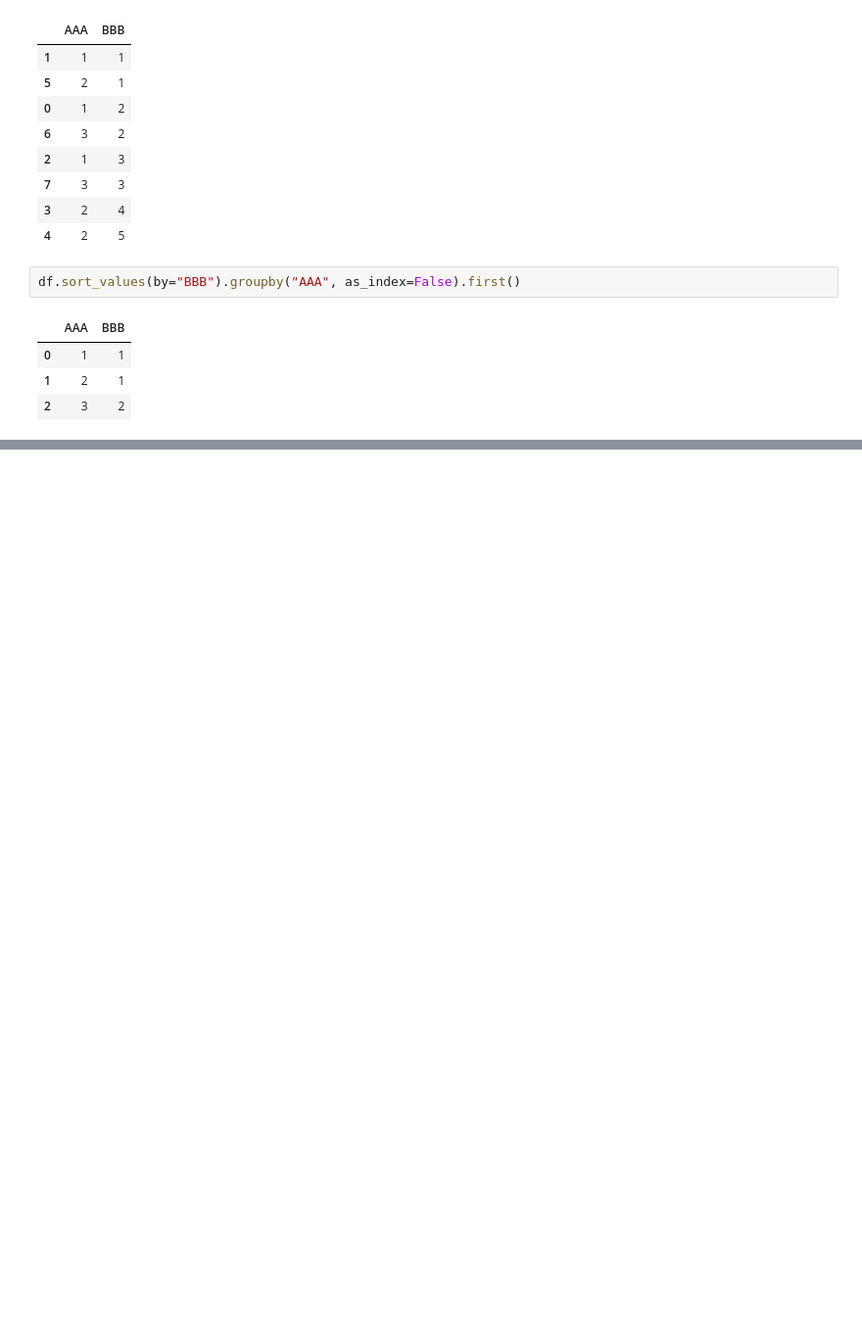
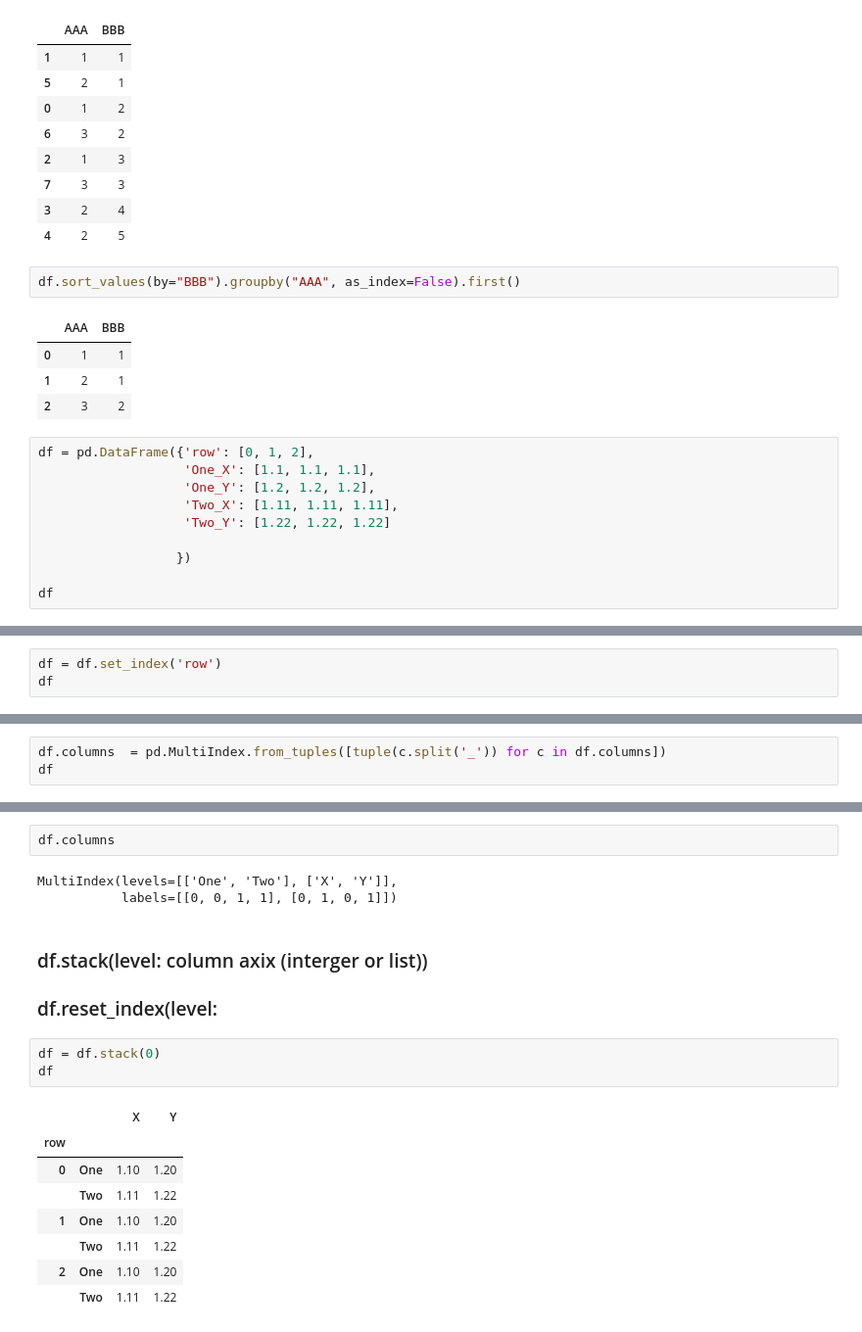
Before and after one commit to hyperpace/study_ML, a Jupyter notebook: tutorial_pandas/tutorial_pandas.ipynb, the cells around one changed output, grey strips where cells are left out. Shown at 98% size. Cells and saved outputs as stored; diff of their text form; blank space fills up the shorter version.

```diff
--- a/tutorial_pandas/tutorial_pandas.ipynb
+++ b/tutorial_pandas/tutorial_pandas.ipynb
@@ -269,3 +269,13 @@ df.sort_values(by="BBB").groupby("AAA", as_index=False).first()
 | 0 | 1 | 1 |
 | 1 | 2 | 1 |
 | 2 | 3 | 2 |
+# %%
+df = pd.DataFrame({'row': [0, 1, 2],
+                   'One_X': [1.1, 1.1, 1.1],
+                   'One_Y': [1.2, 1.2, 1.2],
+                   'Two_X': [1.11, 1.11, 1.11],
+                   'Two_Y': [1.22, 1.22, 1.22]
+
+                  })
+
+df
@@ -271,0 +287,3 @@ df.sort_values(by="BBB").groupby("AAA", as_index=False).first()
+# %%
+df = df.set_index('row')
+df
@@ -271,0 +300,3 @@ df.sort_values(by="BBB").groupby("AAA", as_index=False).first()
+# %%
+df.columns  = pd.MultiIndex.from_tuples([tuple(c.split('_')) for c in df.columns])
+df
@@ -271,0 +310,20 @@ df.sort_values(by="BBB").groupby("AAA", as_index=False).first()
+# %%
+df.columns
+# %% [output]
+MultiIndex(levels=[['One', 'Two'], ['X', 'Y']],
+           labels=[[0, 0, 1, 1], [0, 1, 0, 1]])
+# %% [markdown]
+### df.stack(level: column axix (interger or list))
+### df.reset_index(level:
+# %%
+df = df.stack(0)
+df
+# %% [output]
+|  |  | X | Y |
+| row |  |  |  |
+| 0 | One | 1.10 | 1.20 |
+|  | Two | 1.11 | 1.22 |
+| 1 | One | 1.10 | 1.20 |
+|  | Two | 1.11 | 1.22 |
+| 2 | One | 1.10 | 1.20 |
+|  | Two | 1.11 | 1.22 |
```
Also changed, not shown: parts of 6 cells of this notebook, 6 other files.
